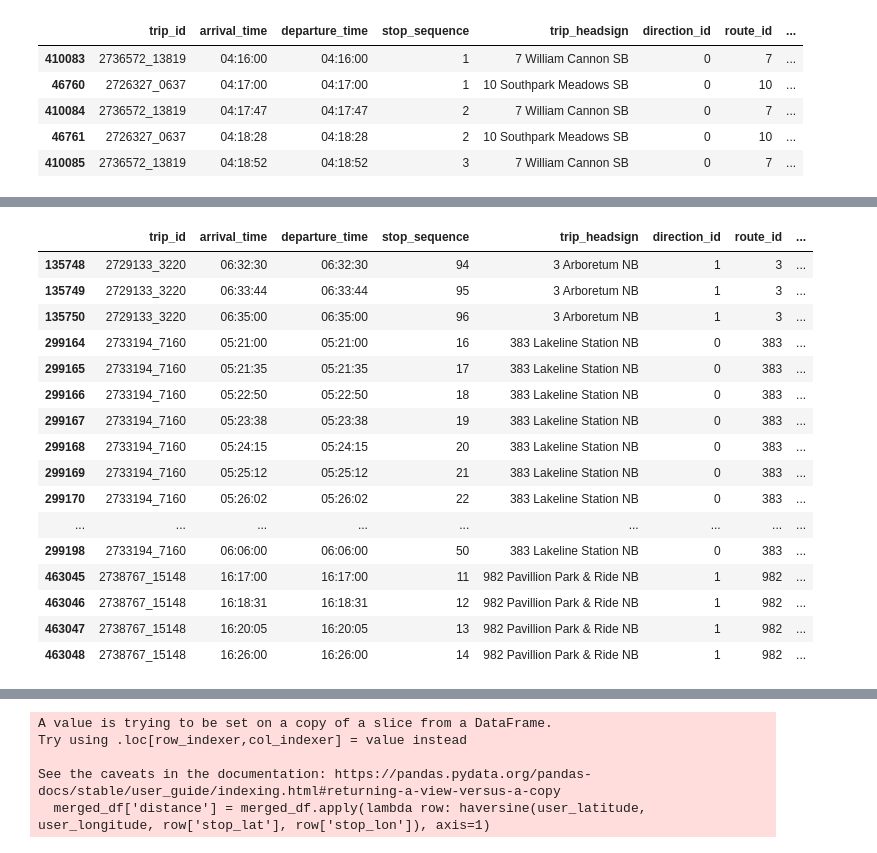
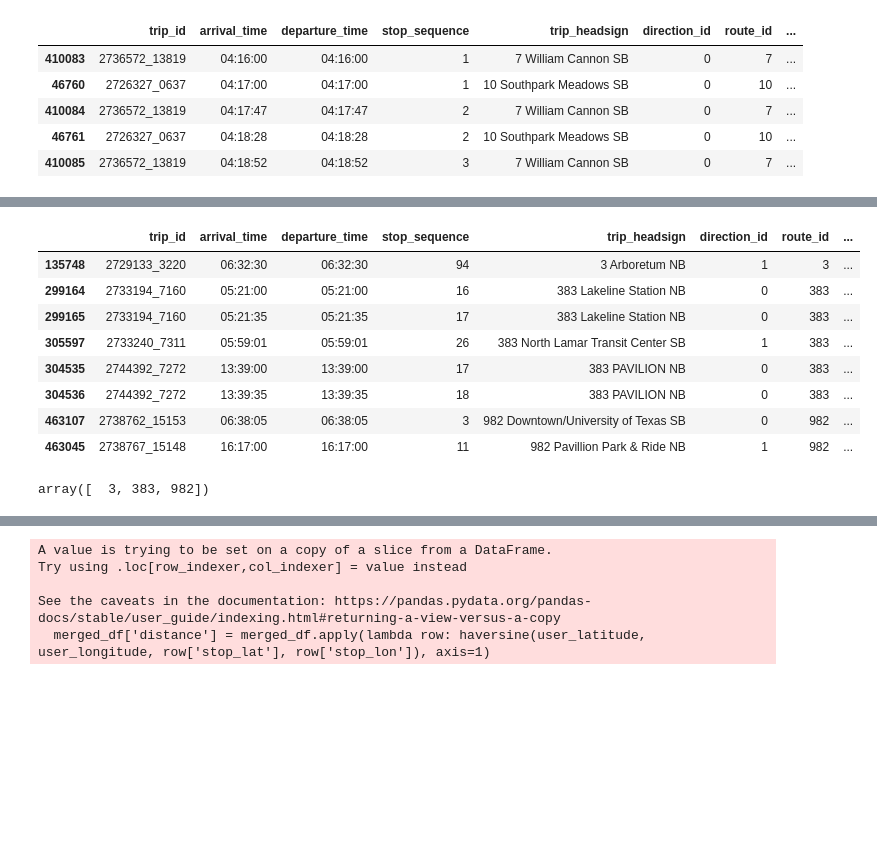
Before and after one commit to mmaliu97/onebus, a Jupyter notebook: GTFS1.ipynb, the cells around one changed output, grey strips where cells are left out. Cells and saved outputs as stored; diff of their text form; code cells hidden in the pictures; blank space fills up the shorter version.

```diff
--- a/GTFS1.ipynb
+++ b/GTFS1.ipynb
@@ -236,26 +231,20 @@ for index,row in origin_stops.iterrows():
     # take the stop name and the stop sequence in order to find out which are the subsequent stops
     current_sequence = row['stop_sequence']
     headsign = row['trip_headsign']
-    subsequent_stops_add = all_unique_stops[(all_unique_stops['stop_sequence'] >= current_sequence) & (all_unique_stops['trip_headsign'] == headsign)]
+    subsequent_stops_add = all_unique_stops[(all_unique_stops['stop_sequence'] > current_sequence) & (all_unique_stops['trip_headsign'] == headsign)]
 
     subsequent_stops = pd.concat([subsequent_stops,subsequent_stops_add])
 
-subsequent_stops['origin_st']
+subsequent_stops['origin stop'] = False
-# %% [output]
-|  | trip_id | arrival_time | departure_time | stop_sequence | trip_headsign | direction_id | route_id | ... |
-| 135748 | 2729133_3220 | 06:32:30 | 06:32:30 | 94 | 3 Arboretum NB | 1 | 3 | ... |
-| 135749 | 2729133_3220 | 06:33:44 | 06:33:44 | 95 | 3 Arboretum NB | 1 | 3 | ... |
-| 135750 | 2729133_3220 | 06:35:00 | 06:35:00 | 96 | 3 Arboretum NB | 1 | 3 | ... |
-| 299164 | 2733194_7160 | 05:21:00 | 05:21:00 | 16 | 383 Lakeline Station NB | 0 | 383 | ... |
-| 299165 | 2733194_7160 | 05:21:35 | 05:21:35 | 17 | 383 Lakeline Station NB | 0 | 383 | ... |
-| 299166 | 2733194_7160 | 05:22:50 | 05:22:50 | 18 | 383 Lakeline Station NB | 0 | 383 | ... |
-| 299167 | 2733194_7160 | 05:23:38 | 05:23:38 | 19 | 383 Lakeline Station NB | 0 | 383 | ... |
-| 299168 | 2733194_7160 | 05:24:15 | 05:24:15 | 20 | 383 Lakeline Station NB | 0 | 383 | ... |
-| 299169 | 2733194_7160 | 05:25:12 | 05:25:12 | 21 | 383 Lakeline Station NB | 0 | 383 | ... |
-| 299170 | 2733194_7160 | 05:26:02 | 05:26:02 | 22 | 383 Lakeline Station NB | 0 | 383 | ... |
-| ... | ... | ... | ... | ... | ... | ... | ... | ... |
-| 299198 | 2733194_7160 | 06:06:00 | 06:06:00 | 50 | 383 Lakeline Station NB | 0 | 383 | ... |
-| 463045 | 2738767_15148 | 16:17:00 | 16:17:00 | 11 | 982 Pavillion Park & Ride NB | 1 | 982 | ... |
-| 463046 | 2738767_15148 | 16:18:31 | 16:18:31 | 12 | 982 Pavillion Park & Ride NB | 1 | 982 | ... |
-| 463047 | 2738767_15148 | 16:20:05 | 16:20:05 | 13 | 982 Pavillion Park & Ride NB | 1 | 982 | ... |
-| 463048 | 2738767_15148 | 16:26:00 | 16:26:00 | 14 | 982 Pavillion Park & Ride NB | 1 | 982 | ... |
+# %%
+origin_stops
+# %% [output]
+|  | trip_id | arrival_time | departure_time | stop_sequence | trip_headsign | direction_id | route_id | ... |
+| 135748 | 2729133_3220 | 06:32:30 | 06:32:30 | 94 | 3 Arboretum NB | 1 | 3 | ... |
+| 299164 | 2733194_7160 | 05:21:00 | 05:21:00 | 16 | 383 Lakeline Station NB | 0 | 383 | ... |
+| 299165 | 2733194_7160 | 05:21:35 | 05:21:35 | 17 | 383 Lakeline Station NB | 0 | 383 | ... |
+| 305597 | 2733240_7311 | 05:59:01 | 05:59:01 | 26 | 383 North Lamar Transit Center SB | 1 | 383 | ... |
+| 304535 | 2744392_7272 | 13:39:00 | 13:39:00 | 17 | 383 PAVILION NB | 0 | 383 | ... |
+| 304536 | 2744392_7272 | 13:39:35 | 13:39:35 | 18 | 383 PAVILION NB | 0 | 383 | ... |
+| 463107 | 2738762_15153 | 06:38:05 | 06:38:05 | 3 | 982 Downtown/University of Texas SB | 0 | 982 | ... |
+| 463045 | 2738767_15148 | 16:17:00 | 16:17:00 | 11 | 982 Pavillion Park & Ride NB | 1 | 982 | ... |
@@ -261,0 +253,4 @@ subsequent_stops['origin_st']
+# %%
+all_possible_stops['route_id'].unique()
+# %% [output]
+array([  3, 383, 982])
```
Also changed, not shown: parts of 16 cells of this notebook.
